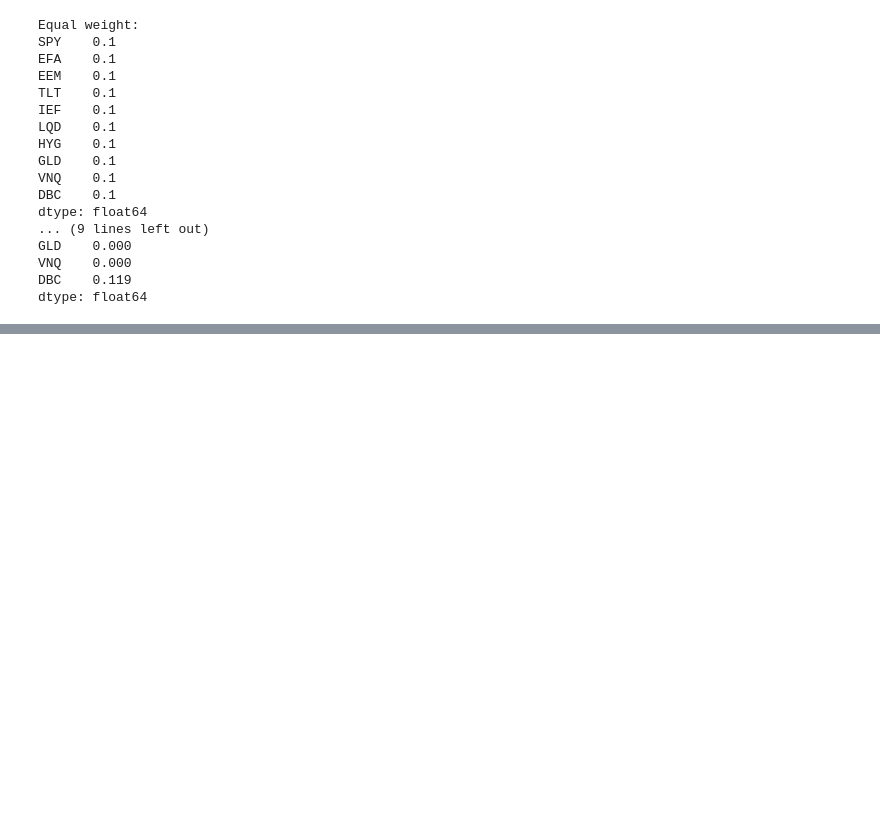
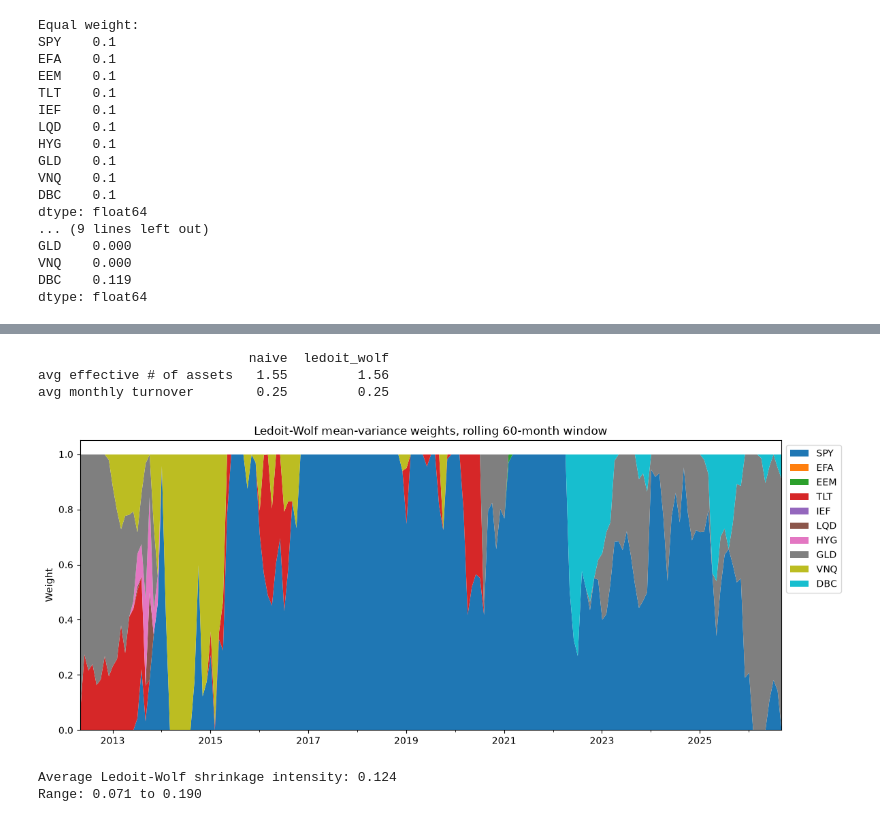
Before and after one commit to EthanB425/Portfolio-Optimization-Under-Uncertainty, a Jupyter notebook: notebooks/02_strategy_setup.ipynb, the cells around one changed output, grey strips where cells are left out. Drawn from its saved outputs; the diff is of its cells as text; code cells hidden in the pictures; blank space fills up the shorter version.

```diff
--- a/notebooks/02_strategy_setup.ipynb
+++ b/notebooks/02_strategy_setup.ipynb
@@ -38,0 +63,41 @@ dtype: float64
+# %%
+lw_w = rolling_weights(ledoit_wolf_mean_variance, returns)
+
+def effective_n(weights):
+    """Effective number of assets held: 1 / sum of squared weights."""
+    return 1 / (weights ** 2).sum(axis=1)
+
+def monthly_turnover(weights):
+    """Sum of absolute weight changes each month (2.0 = complete portfolio swap)."""
+    return weights.diff().abs().sum(axis=1)
+
+comparison = pd.DataFrame({
+    "naive": [effective_n(naive_w).mean(), monthly_turnover(naive_w).mean()],
+    "ledoit_wolf": [effective_n(lw_w).mean(), monthly_turnover(lw_w).mean()],
+}, index=["avg effective # of assets", "avg monthly turnover"])
+print(comparison.round(2))
+
+lw_w.plot.area(figsize=(12, 5), linewidth=0,
+               title="Ledoit-Wolf mean-variance weights, rolling 60-month window")
+plt.ylabel("Weight")
+plt.legend(loc="upper left", bbox_to_anchor=(1, 1))
+plt.tight_layout()
+plt.show()
+# %% [output]
+                           naive  ledoit_wolf
+avg effective # of assets   1.55         1.56
+avg monthly turnover        0.25         0.25
+[figure, added]
+# %%
+from sklearn.covariance import LedoitWolf
+
+shrinkages = [
+    LedoitWolf().fit(returns.iloc[end - WINDOW:end].values).shrinkage_
+    for end in range(WINDOW, len(returns))
+]
+
+print(f"Average Ledoit-Wolf shrinkage intensity: {np.mean(shrinkages):.3f}")
+print(f"Range: {np.min(shrinkages):.3f} to {np.max(shrinkages):.3f}")
+# %% [output]
+Average Ledoit-Wolf shrinkage intensity: 0.124
+Range: 0.071 to 0.190
```
Also changed, not shown: parts of 1 cell of this notebook, 1 other file.
